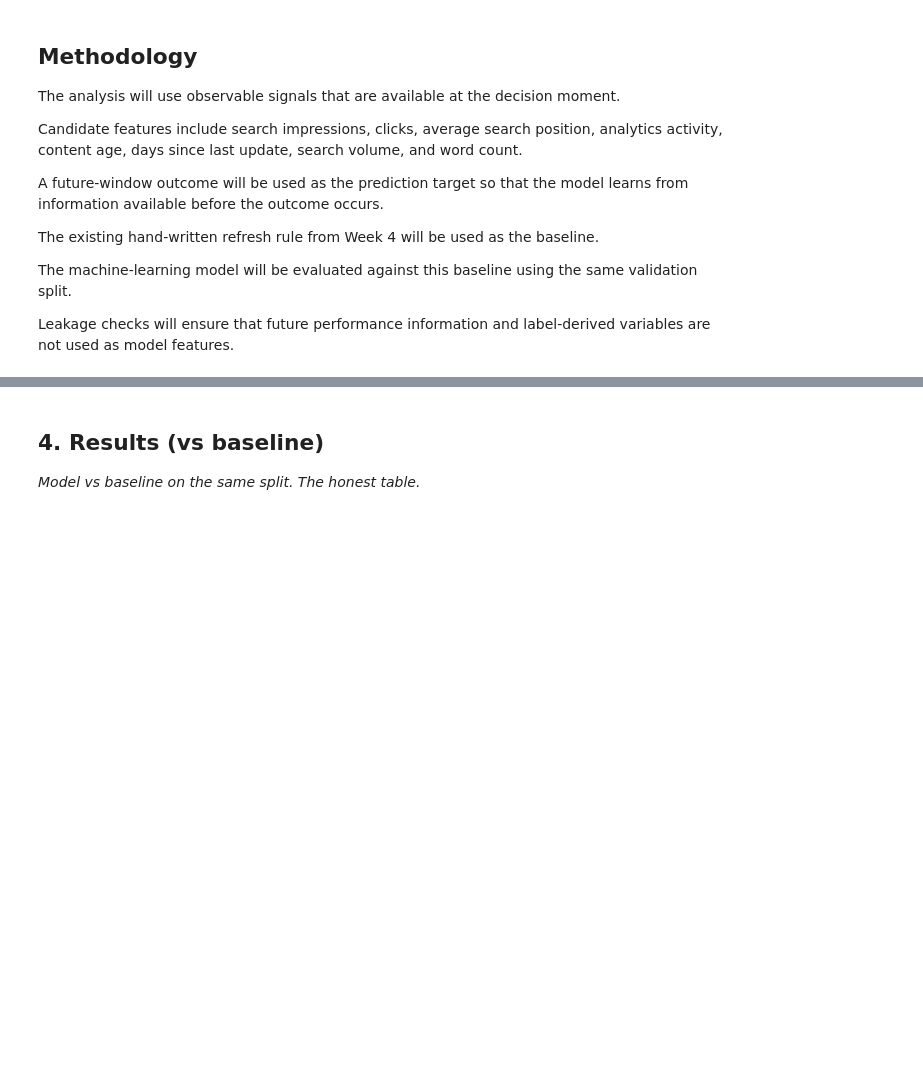
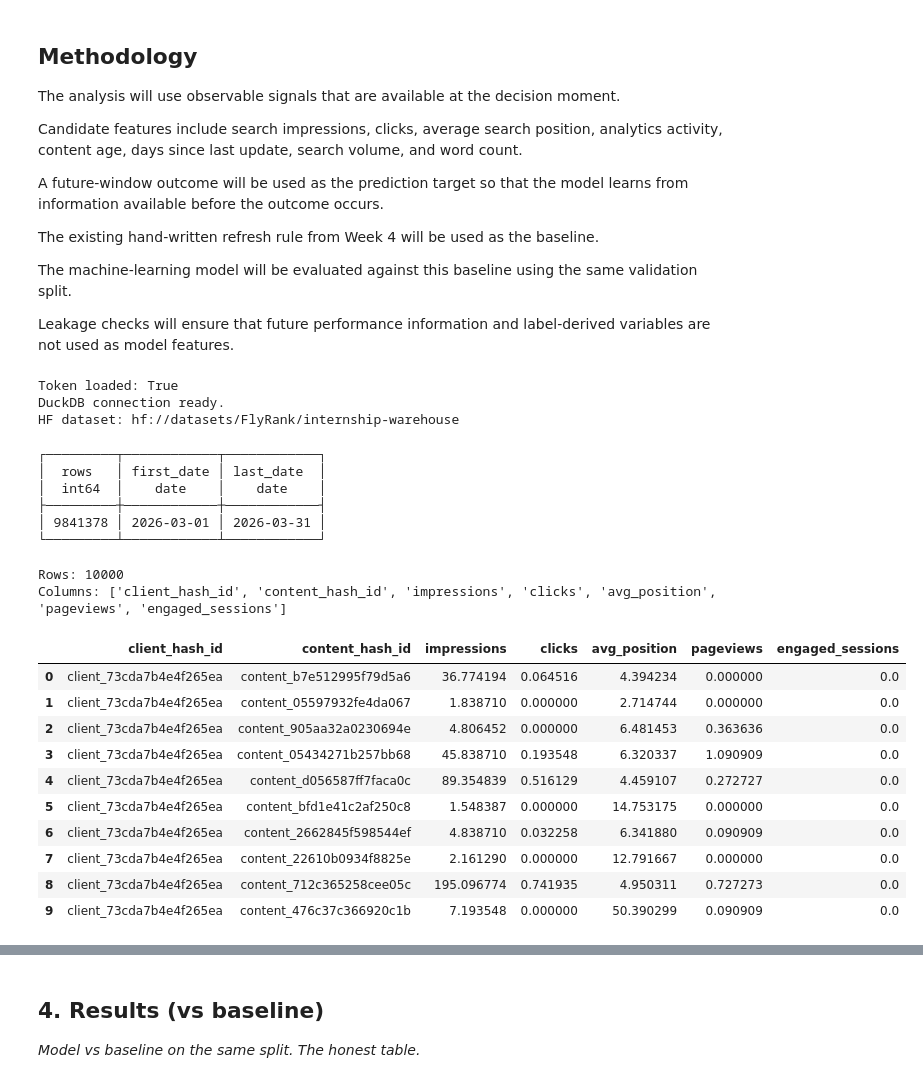
Before and after one commit to Aleeza-Maryam/Aleeza-ML-Internship-WEEK1, a Jupyter notebook: work/notebooks/capstone.ipynb, the cells around one changed output, grey strips where cells are left out. Saved outputs shown, nothing was run; the diff lists cells and outputs as text; code cells hidden in the pictures; blank space fills up the shorter version.

```diff
--- a/work/notebooks/capstone.ipynb
+++ b/work/notebooks/capstone.ipynb
@@ -66,3 +66,73 @@ The existing hand-written refresh rule from Week 4 will be used as the baseline.
 The machine-learning model will be evaluated against this baseline using the same validation split.
 
 Leakage checks will ensure that future performance information and label-derived variables are not used as model features.
+# %%
+import os
+import duckdb
+from google.colab import userdata
+
+# Load Hugging Face token from Colab Secrets
+HF_TOKEN = userdata.get("HF_TOKEN")
+
+print("Token loaded:", HF_TOKEN is not None)
+
+# Hugging Face dataset
+HF_DATASET = "hf://datasets/FlyRank/internship-warehouse"
+
+# Create DuckDB connection
+con = duckdb.connect()
+
+# Configure Hugging Face authentication
+con.execute(f"""
+    CREATE OR REPLACE SECRET hf_secret (
+        TYPE HUGGINGFACE,
+        TOKEN '{HF_TOKEN}'
+    )
+""")
+
+print("DuckDB connection ready.")
+print("HF dataset:", HF_DATASET)
+# %% [output]
+Token loaded: True
+DuckDB connection ready.
+HF dataset: hf://datasets/FlyRank/internship-warehouse
+# %%
+q = con.sql(f"""
+SELECT
+    COUNT(*) AS rows,
+    MIN(report_date) AS first_date,
+    MAX(report_date) AS last_date
+FROM read_parquet(
+    '{HF_DATASET}/fact_content_daily_performance/month=2026-03/data_0.parquet'
+)
+""")
+
+q.show()
+# %% [output]
+┌─────────┬────────────┬────────────┐
+│  rows   │ first_date │ last_date  │
+│  int64  │    date    │    date    │
+├─────────┼────────────┼────────────┤
+│ 9841378 │ 2026-03-01 │ 2026-03-31 │
+└─────────┴────────────┴────────────┘
+# %%
+features_df = march_features.df()
+
+print("Rows:", len(features_df))
+print("Columns:", features_df.columns.tolist())
+
+features_df.head(10)
+# %% [output]
+Rows: 10000
+Columns: ['client_hash_id', 'content_hash_id', 'impressions', 'clicks', 'avg_position', 'pageviews', 'engaged_sessions']
+|  | client_hash_id | content_hash_id | impressions | clicks | avg_position | pageviews | engaged_sessions |
+| 0 | client_73cda7b4e4f265ea | content_b7e512995f79d5a6 | 36.774194 | 0.064516 | 4.394234 | 0.000000 | 0.0 |
+| 1 | client_73cda7b4e4f265ea | content_05597932fe4da067 | 1.838710 | 0.000000 | 2.714744 | 0.000000 | 0.0 |
+| 2 | client_73cda7b4e4f265ea | content_905aa32a0230694e | 4.806452 | 0.000000 | 6.481453 | 0.363636 | 0.0 |
+| 3 | client_73cda7b4e4f265ea | content_05434271b257bb68 | 45.838710 | 0.193548 | 6.320337 | 1.090909 | 0.0 |
+| 4 | client_73cda7b4e4f265ea | content_d056587ff7faca0c | 89.354839 | 0.516129 | 4.459107 | 0.272727 | 0.0 |
+| 5 | client_73cda7b4e4f265ea | content_bfd1e41c2af250c8 | 1.548387 | 0.000000 | 14.753175 | 0.000000 | 0.0 |
+| 6 | client_73cda7b4e4f265ea | content_2662845f598544ef | 4.838710 | 0.032258 | 6.341880 | 0.090909 | 0.0 |
+| 7 | client_73cda7b4e4f265ea | content_22610b0934f8825e | 2.161290 | 0.000000 | 12.791667 | 0.000000 | 0.0 |
+| 8 | client_73cda7b4e4f265ea | content_712c365258cee05c | 195.096774 | 0.741935 | 4.950311 | 0.727273 | 0.0 |
+| 9 | client_73cda7b4e4f265ea | content_476c37c366920c1b | 7.193548 | 0.000000 | 50.390299 | 0.090909 | 0.0 |
```
Also changed, not shown: parts of 4 cells of this notebook.
